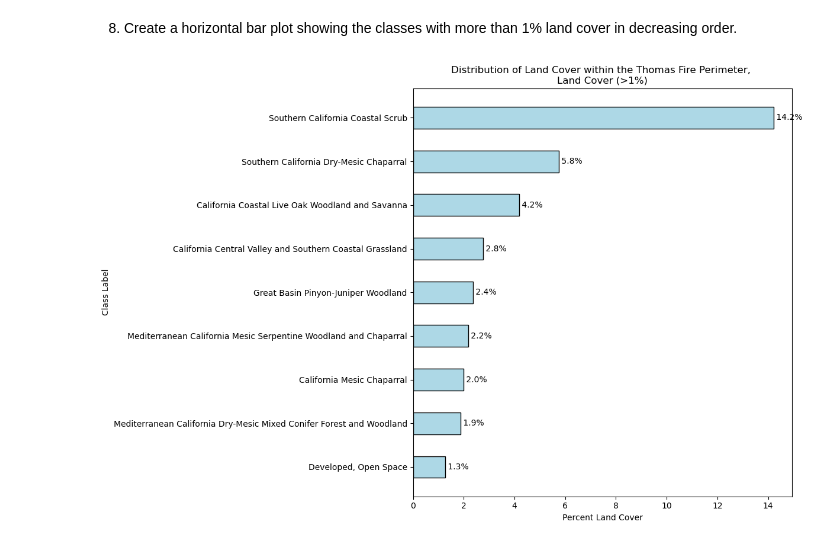
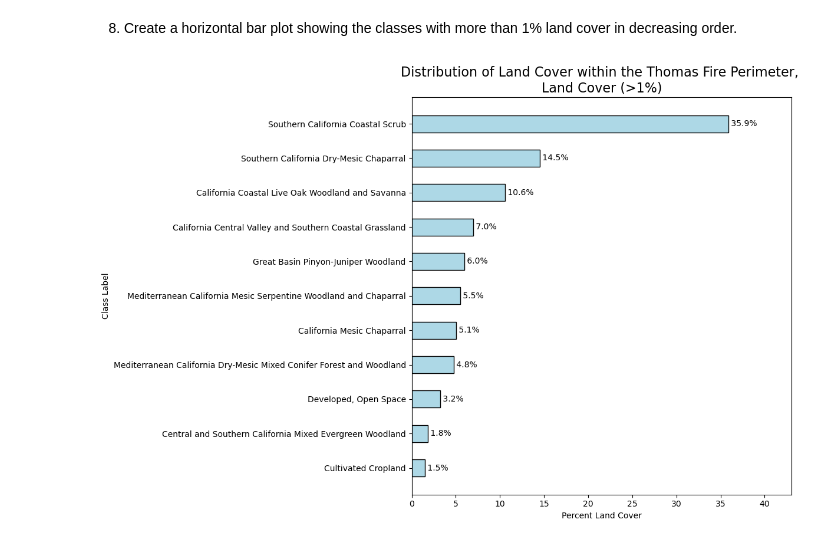
Before and after one commit to leirubinstein/eds220-hwk4, a Jupyter notebook: thomas-fire-blogpost.ipynb, the cells around one changed output. Drawn from its saved outputs; the diff is of its cells as text; code cells hidden in the pictures.

```diff
--- a/thomas-fire-blogpost.ipynb
+++ b/thomas-fire-blogpost.ipynb
@@ -338,8 +375,8 @@ array([1928032,    6856,     361,  133693,    3635,   23147,    2907,
 2. Create a data frame `pix_counts` with two columns: the code numbers for the pixels in `lulc_clip` and the number of pixels corresponding to each code
 # %%
 pix_counts = {
-    'Class': np.unique(lulc_clip),
-    'counts': np.unique(lulc_clip, return_counts = True)[1]
+    "Class": np.unique(lulc),
+    "counts": np.unique(lulc, return_counts=True)[1],
 }
 
 pix_counts = pd.DataFrame(pix_counts)
@@ -355,10 +392,10 @@ pix_counts.head()
 3. Use the `labels` data frame to add the class names to the codes in the `pix_counts` data frame. Store the resulting data frame as `classes`.
 # %%
 # Rename the 'code' column in labels to match 'Class' in pix_counts
-labels = labels.rename(columns={'code': 'Class'})
+labels = labels.rename(columns={"code": "Class"})
 
-# Merge the dataframes
-classes = pd.merge(pix_counts, labels, on='Class', how='left')
+# Merge the dataframes, excluding rows where Class = 0
+classes = pd.merge(pix_counts[pix_counts["Class"] != 0], labels, on="Class", how="left")
 classes.head()
 # %% [output]
 |  | Class | counts | class_label |
@@ -405,28 +444,36 @@ classes = classes.sort_values(by = 'percent', ascending=False)
 # %%
 # Filter for classes with >1% coverage and sort by percent in descending order
 filtered_classes = classes[
-    (classes['percent'] > 1) &
-    (classes['Class'] != 0)
-].sort_values('percent', ascending=True)
+    (classes["percent"] > 1) & (classes["Class"] != 0)
+].sort_values("percent", ascending=True)
 
 # Create the horizontal bar plot
 plt.figure(figsize=(12, 8))
-plt.barh(filtered_classes['class_label'], filtered_classes['percent'],
-        height = 0.5,
-        color = 'lightblue',
-        edgecolor = 'black')
+plt.barh(
+    filtered_classes["class_label"],
+    filtered_classes["percent"],
+    height=0.5,
+    color="lightblue",
+    edgecolor="black",
+)
 
-plt.xlabel('Percent Land Cover')
-plt.ylabel('Class Label')
-plt.title('Distribution of Land Cover within the Thomas Fire Perimeter, \nLand Cover (>1%)')
+plt.xlabel("Percent Land Cover")
+plt.ylabel("Class Label")
+plt.title(
+    "Distribution of Land Cover within the Thomas Fire Perimeter, \nLand Cover (>1%)",
+    fontsize=16,
+)
 
-for i, v in enumerate(filtered_classes['percent']):
-    plt.text(v, i, f' {v:.1f}%', va='center')
+# Adjust margins
+plt.margins(x=0.2)
+
+for i, v in enumerate(filtered_classes["percent"]):
+    plt.text(v, i, f" {v:.1f}%", va="center")
 
 plt.xticks(rotation=0)
 plt.yticks(rotation=0)
 
 plt.tight_layout()
 plt.show()
 # %% [output]
-[figure, old version]
+[figure, new version]
```
Also changed, not shown: parts of 50 cells of this notebook, 1 other file.
